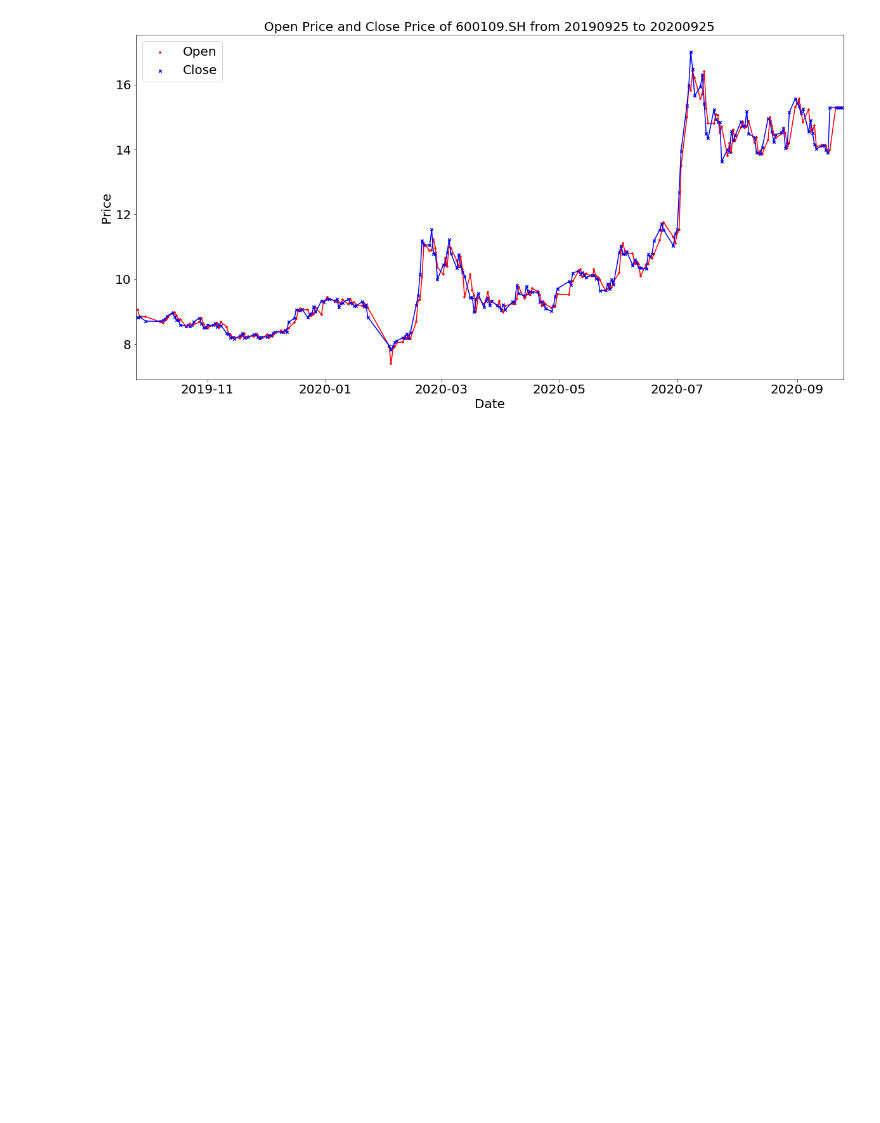
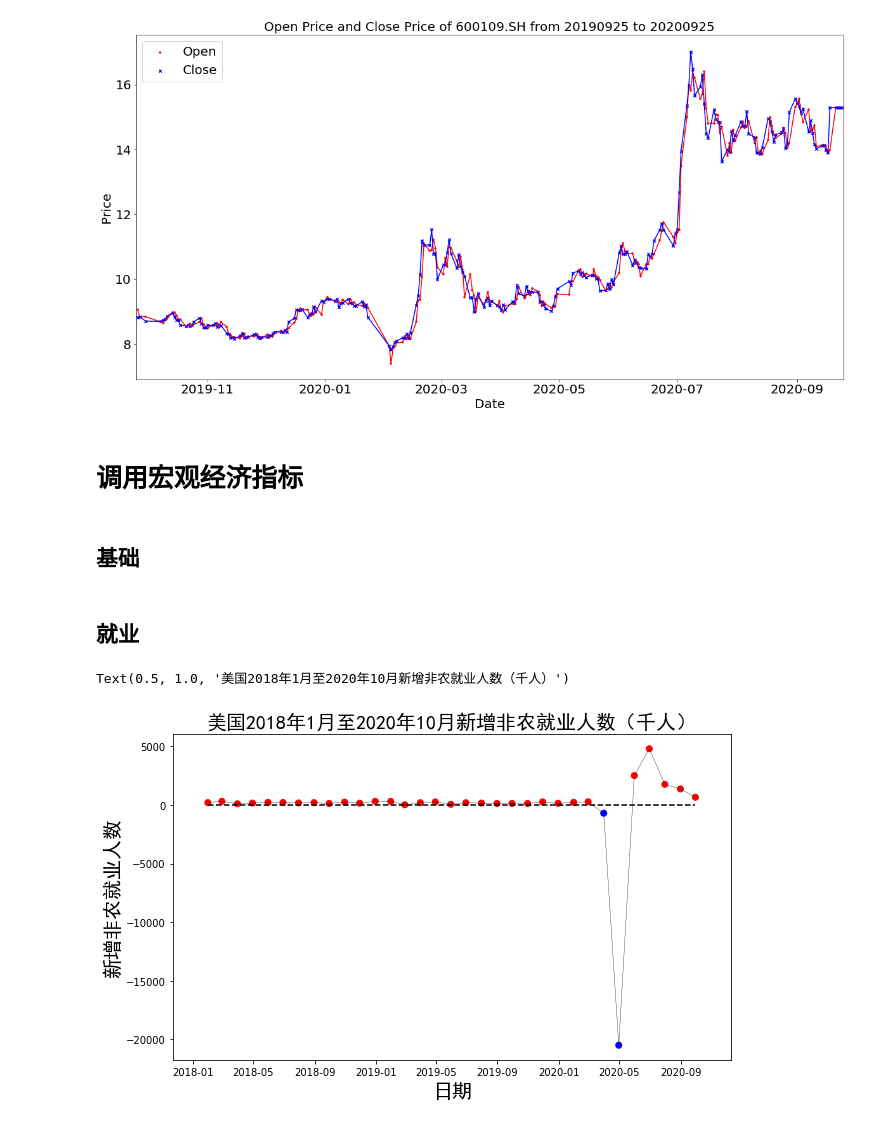
Before and after one commit to LimboRift/wkzq, a Jupyter notebook: WIND_Practice.ipynb, the cells around one changed output. Saved outputs shown, nothing was run; the diff lists cells and outputs as text; code cells hidden in the pictures; blank space fills up the shorter version.

```diff
--- a/WIND_Practice.ipynb
+++ b/WIND_Practice.ipynb
@@ -44,3 +54,7 @@ plt.show
 # %% [output]
 <function matplotlib.pyplot.show(*args, **kw)>
 [figure]
+# %% [markdown]
+# 调用宏观经济指标
+# %% [markdown]
+## 基础
@@ -46,0 +101,21 @@ plt.show
+# %% [markdown]
+## 就业
+# %%
+#非农业新增就业
+plt.figure(figsize=(10,6))
+
+x = new_nonagr
+co = ['b', 'r']
+
+plt.scatter(w.edb(x, t0, tn).Times, w.edb(x, t0, tn).Data[0],
+            c = [co[i >= 0] for i in w.edb(new_nonagr, t0, tn).Data[0]])
+plt.plot(w.edb(new_nonagr, t0, tn).Times, w.edb(new_nonagr, t0, tn).Data[0], color = 'black', linewidth=.3)
+plt.plot(w.edb(new_nonagr, t0, tn).Times, [0]*len(w.edb(new_nonagr, t0, tn).Times), linestyle = '--', color = 'black' )
+plt.tick_params(axis='both',which='major',labelsize = 10)
+plt.xlabel(u'日期',fontproperties='SimHei',fontsize = 20)
+plt.ylabel(u'新增非农就业人数',fontproperties='SimHei',fontsize = 20)
+plt.title('美国'+str(int(t0[0:4]))+'年'+str(int(t0[5:7]))+'月至'+str(int(tn[0:4]))+'年'+str(int(tn[5:7]))+'月新增非农就业人数（千人）',
+          fontproperties='SimHei', size = 20)
+# %% [output]
+Text(0.5, 1.0, '美国2018年1月至2020年10月新增非农就业人数（千人）')
+[figure, added]
```
Also changed, not shown: parts of 34 cells of this notebook, 11 other files.
